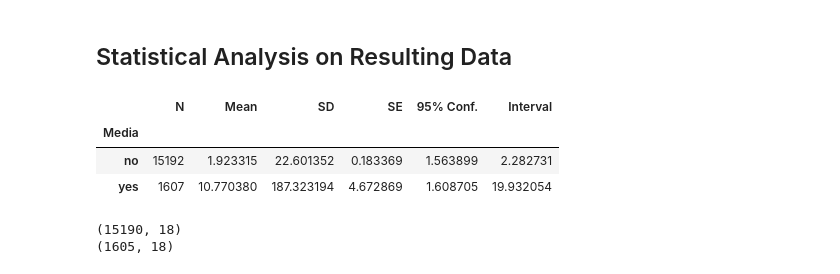
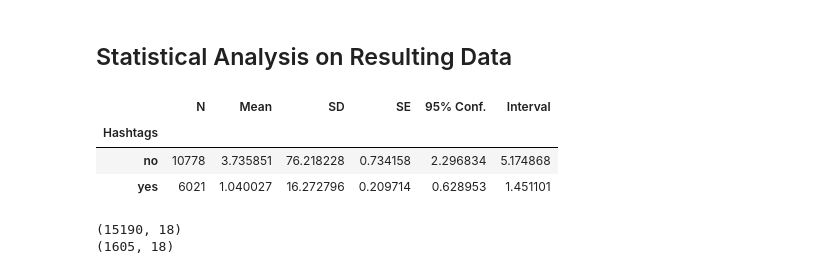
Before and after one commit to HannahPinson/twitterThesisProjects, a Jupyter notebook: analyzingTweets.ipynb, the cells around one changed output. Cells and saved outputs as stored; diff of their text form; code cells hidden in the pictures.

```diff
--- a/analyzingTweets.ipynb
+++ b/analyzingTweets.ipynb
@@ -330,13 +323,19 @@ for idx in range(vacancies_dataset.shape[0]):
         vacancies_dataset.set_value(idx, 'Urls', 'no')
     else:
         vacancies_dataset.set_value(idx, 'Urls', 'yes')
+# %%
+for idx in range(vacancies_dataset.shape[0]):
+    if isinstance(vacancies_dataset['Hashtags'][idx], float):
+        vacancies_dataset.set_value(idx, 'Hashtags', 'no')
+    else:
+        vacancies_dataset.set_value(idx, 'Hashtags', 'yes')
 # %%
-rp.summary_cont(vacancies_dataset['Favourites_Count'].groupby(vacancies_dataset['Media']))
+rp.summary_cont(vacancies_dataset['Favourites_Count'].groupby(vacancies_dataset['Hashtags']))
 # %% [output]
 |  | N | Mean | SD | SE | 95% Conf. | Interval |
-| Media |  |  |  |  |  |  |
-| no | 15192 | 1.923315 | 22.601352 | 0.183369 | 1.563899 | 2.282731 |
-| yes | 1607 | 10.770380 | 187.323194 | 4.672869 | 1.608705 | 19.932054 |
+| Hashtags |  |  |  |  |  |  |
+| no | 10778 | 3.735851 | 76.218228 | 0.734158 | 2.296834 | 5.174868 |
+| yes | 6021 | 1.040027 | 16.272796 | 0.209714 | 0.628953 | 1.451101 |
 # %%
 no_media = vacancies_dataset.loc[(vacancies_dataset['Media'] == 'no') &  (vacancies_dataset['Retweets_Count'] < 200)]
 media = vacancies_dataset.loc[(vacancies_dataset['Media'] == 'yes') & (vacancies_dataset['Retweets_Count'] < 200)]
```
Also changed, not shown: parts of 31 cells of this notebook, 1 other file.
